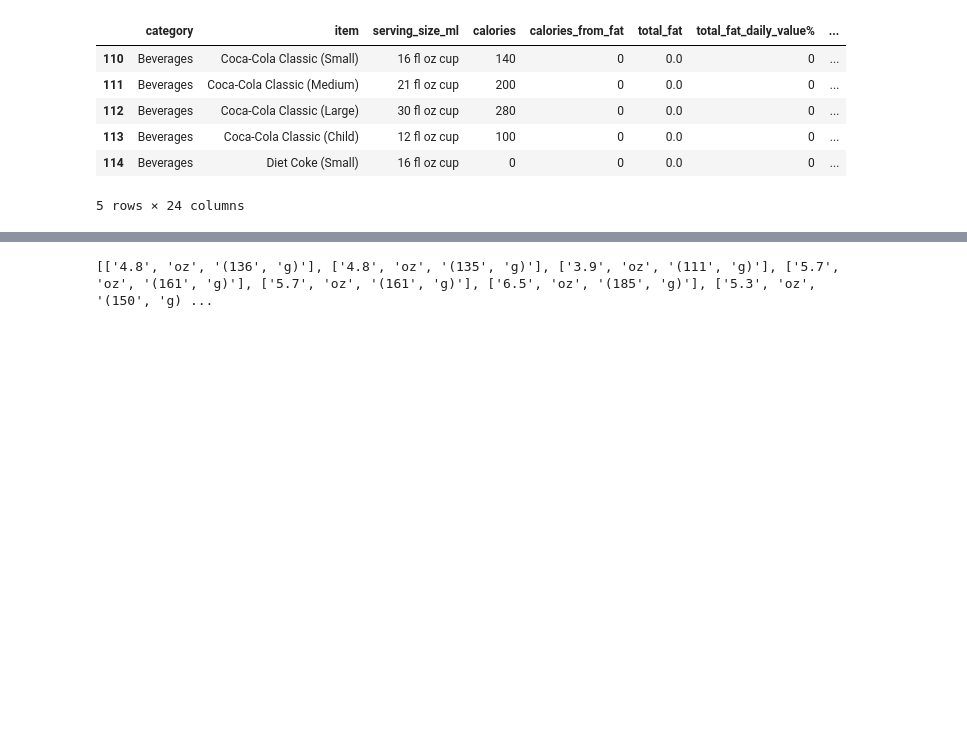
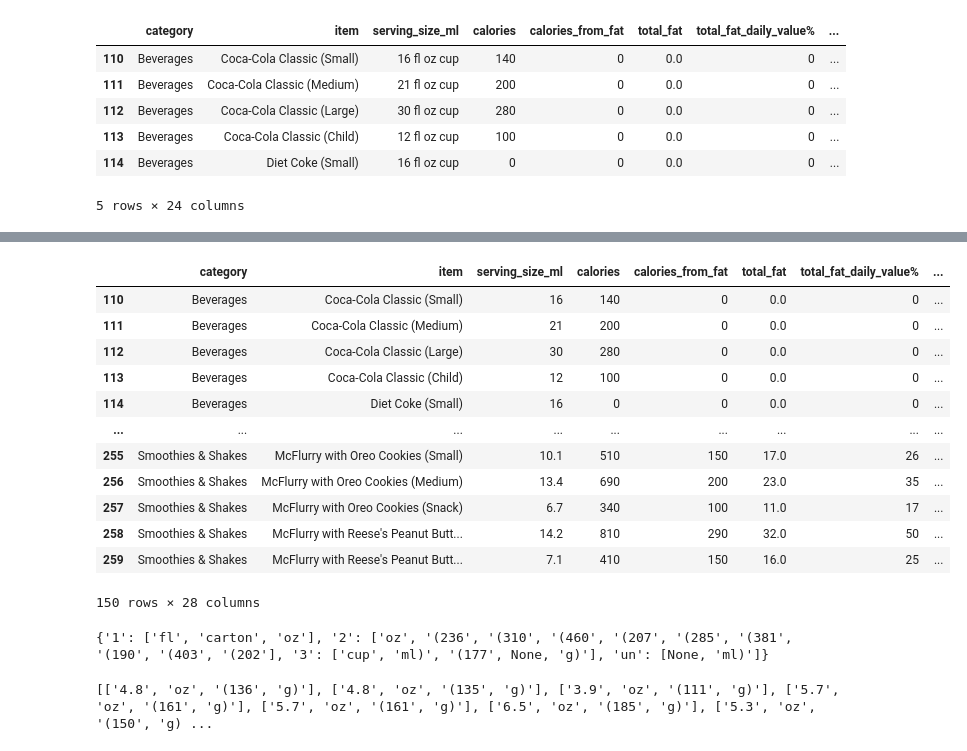
Before and after one commit to mfernandamirabile/C-Users-ferna-McDonaldsMenu-Analysis, a Jupyter notebook: app.ipynb, the cells around one changed output, grey strips where cells are left out. Cells and saved outputs as stored; diff of their text form; code cells hidden in the pictures; blank space fills up the shorter version.

```diff
--- a/app.ipynb
+++ b/app.ipynb
@@ -189,0 +231,3 @@ drink_df.head()
+# %%
+drink_df['serving_size_ml'] = drink_df['serving_size_ml'].replace('cup','')
+drink_df['serving_size_ml'].unique().tolist()
@@ -189,0 +253,3 @@ drink_df.head()
+# %%
+drink_df[['serving_size_ml', '1', '2', '3', 'un']] = drink_df['serving_size_ml'].str.split(' ', expand=True)
+drink_df.head()
@@ -189,0 +264,16 @@ drink_df.head()
+# %%
+display(drink_df)
+# %% [output]
+|  | category | item | serving_size_ml | calories | calories_from_fat | total_fat | total_fat_daily_value% | ... |
+| 110 | Beverages | Coca-Cola Classic (Small) | 16 | 140 | 0 | 0.0 | 0 | ... |
+| 111 | Beverages | Coca-Cola Classic (Medium) | 21 | 200 | 0 | 0.0 | 0 | ... |
+| 112 | Beverages | Coca-Cola Classic (Large) | 30 | 280 | 0 | 0.0 | 0 | ... |
+| 113 | Beverages | Coca-Cola Classic (Child) | 12 | 100 | 0 | 0.0 | 0 | ... |
+| 114 | Beverages | Diet Coke (Small) | 16 | 0 | 0 | 0.0 | 0 | ... |
+| ... | ... | ... | ... | ... | ... | ... | ... | ... |
+| 255 | Smoothies & Shakes | McFlurry with Oreo Cookies (Small) | 10.1 | 510 | 150 | 17.0 | 26 | ... |
+| 256 | Smoothies & Shakes | McFlurry with Oreo Cookies (Medium) | 13.4 | 690 | 200 | 23.0 | 35 | ... |
+| 257 | Smoothies & Shakes | McFlurry with Oreo Cookies (Snack) | 6.7 | 340 | 100 | 11.0 | 17 | ... |
+| 258 | Smoothies & Shakes | McFlurry with Reese's Peanut Butt... | 14.2 | 810 | 290 | 32.0 | 50 | ... |
+| 259 | Smoothies & Shakes | McFlurry with Reese's Peanut Butt... | 7.1 | 410 | 150 | 16.0 | 25 | ... |
+150 rows × 28 columns
@@ -190,3 +282,7 @@ drink_df.head()
+# %%
+print(unique_values_dict)
+# %% [output]
+{'1': ['fl', 'carton', 'oz'], '2': ['oz', '(236', '(310', '(460', '(207', '(285', '(381', '(190', '(403', '(202'], '3': ['cup', 'ml)', '(177', None, 'g)'], 'un': [None, 'ml)']}
 # %%
 for x in drink_df['serving_size_ml']:
     if
```
Also changed, not shown: parts of 5 cells of this notebook.
